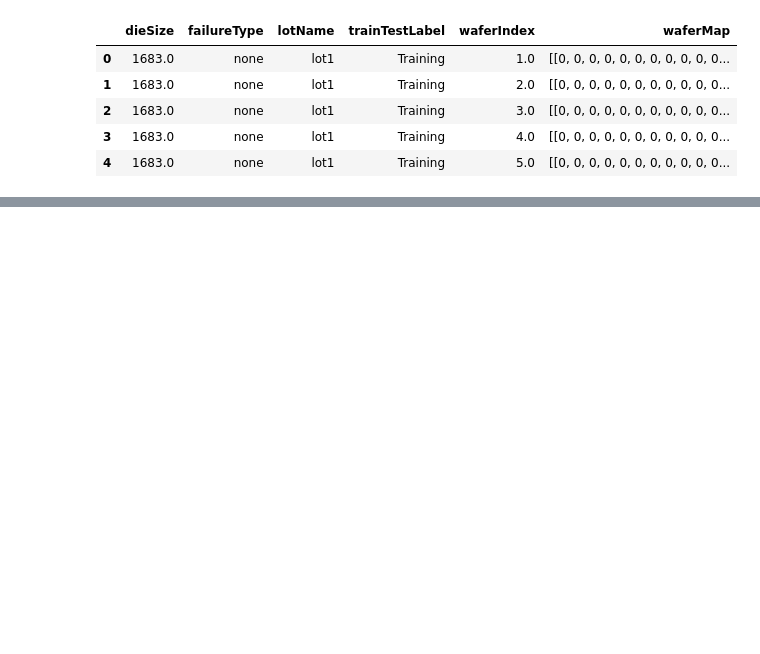
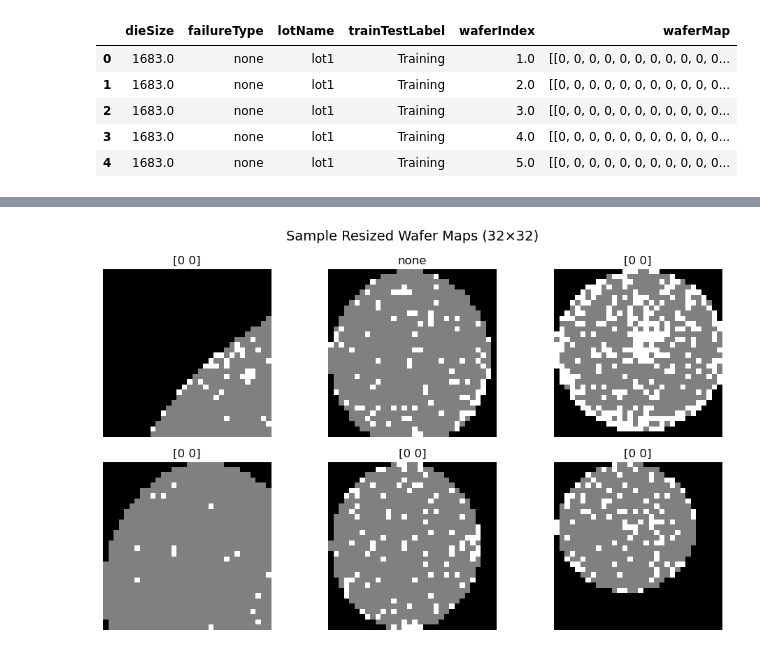
Before and after one commit to Luccy-svg/CAPSTONE-PROJECT, a Jupyter notebook: student.ipynb, the cells around one changed output, grey strips where cells are left out. Saved outputs shown, nothing was run; the diff lists cells and outputs as text; code cells hidden in the pictures; blank space fills up the shorter version.

```diff
--- a/student.ipynb
+++ b/student.ipynb
@@ -65,0 +227,5 @@ df.head()
+# %%
+# check for the true data type of the values inside each column
+for col in ["dieSize", "failureType", "lotName", "trainTestLabel", "waferIndex"]:
+    sample_value = df[col].iloc[0]
+    print(col, type(sample_value))
@@ -65,0 +353,2 @@ df.head()
+# %%
+df_sample = df_sample.drop(columns=['waferIndex'])
@@ -65,0 +377,10 @@ df.head()
+# %%
+# Add waferMapDim column (tuple of rows, cols)
+df_sample['waferMapDim'] = df_sample['waferMap'].apply(
+    lambda x: (np.array(x).shape[0], np.array(x).shape[1])
+)
+size_filter = [dim[0] >= 5 and dim[1] >= 5 for dim in df_sample['waferMapDim']]
+df_sample = df_sample[size_filter]
+
+print("After size filtering:", df_sample.shape)
+df_sample['waferMapDim'].value_counts()
@@ -65,0 +408,14 @@ df.head()
+# %%
+# Define the resizing function again
+def resize_wafer_map(wmap, shape=(32, 32)):
+    arr = np.array(wmap)
+    padded = np.zeros(shape, dtype=np.int8)
+
+    # Find the smaller of actual and target dimensions
+    rows = min(arr.shape[0], shape[0])
+    cols = min(arr.shape[1], shape[1])
+
+    # Copy data into the new padded array
+    padded[:rows, :cols] = arr[:rows, :cols]
+    return padded
+df_sample['waferMap'] = df_sample['waferMap'].apply(resize_wafer_map)
@@ -65,0 +489,16 @@ df.head()
+# %%
+# Pick random samples to visualize
+samples = df_sample.sample(6, random_state=42)
+
+plt.figure(figsize=(10, 6))
+for i, (wmap, label) in enumerate(zip(samples['waferMap'], samples['failureType'])):
+    plt.subplot(2, 3, i + 1)
+    plt.imshow(np.array(wmap), cmap='gray')
+    plt.title(label)
+    plt.axis('off')
+
+plt.suptitle("Sample Resized Wafer Maps (32×32)", fontsize=14)
+plt.tight_layout()
+plt.show()
+# %% [output]
+[figure, added]
```
Also changed, not shown: parts of 81 cells of this notebook.
